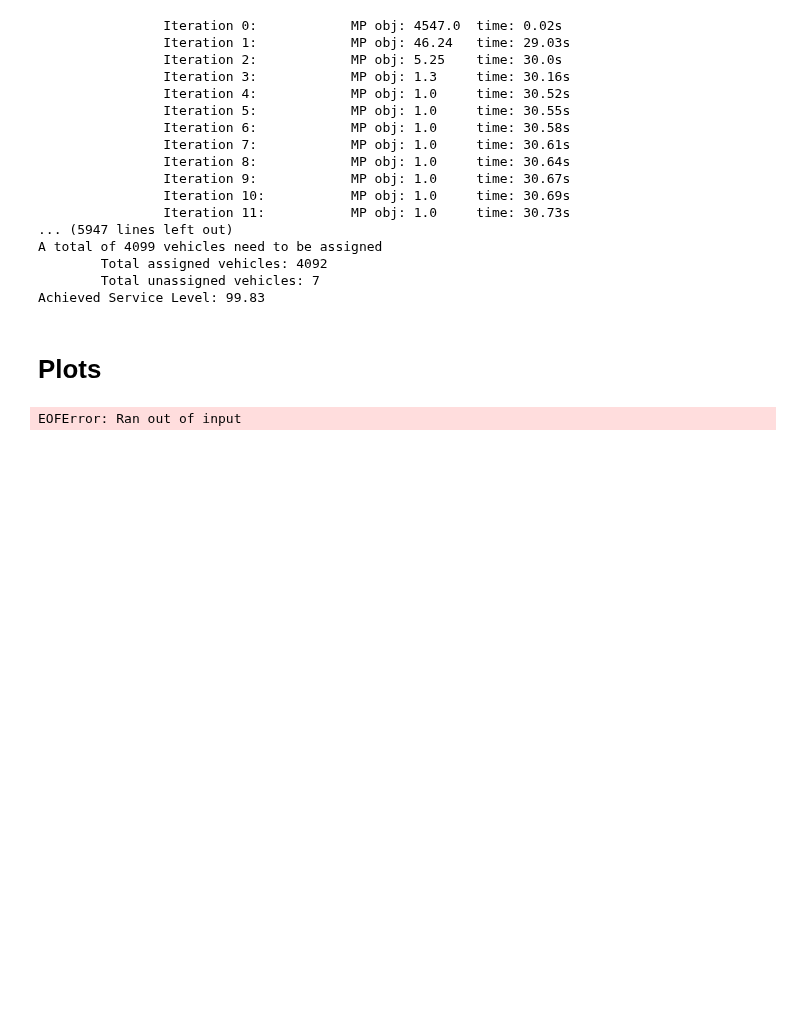
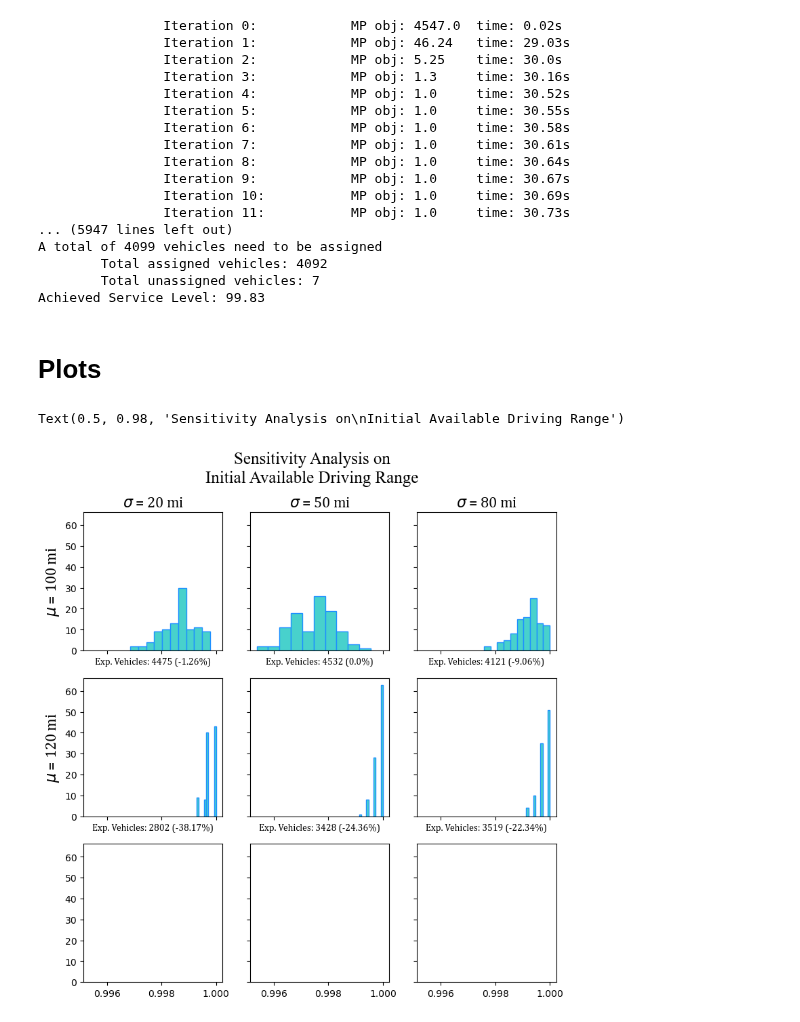
Before and after one commit to juanbeta98/MOPTA-23, a Jupyter notebook: Sensitivity.ipynb, the cells around one changed output. Saved outputs shown, nothing was run; the diff lists cells and outputs as text; code cells hidden in the pictures; blank space fills up the shorter version.

Commit message:
Sensitivity Chart

```diff
--- a/Sensitivity.ipynb
+++ b/Sensitivity.ipynb
@@ -205,12 +205,37 @@ K = dict(); serv_level = dict()
 
 for m in mu:
     for s in sigma:
-        K[m,s] = list(); serv_level = list()
+        K[m,s] = list(); serv_level[m,s] = list()
         for sc in range(100):
             file = open(path+f"/Sensitivity/Results/results_mu{m}_sigma{s}_sc{sc}","rb")
             results = pickle.load(file); file.close()
 
             K[m,s].append(len(results["total_total"]) + len(results["infeasible"]))
-            serv_level[m,s].append(len(results["infeasible"]/K[m,s][-1]))
+            serv_level[m,s].append(1-len(results["infeasible"])/K[m,s][-1])
-# %% [output]
-EOFError: Ran out of input
+# %%
+fig, subp = plt.subplots(figsize=(9,9),sharex=True,sharey=True,nrows=3,ncols=3)
+
+axes = {}; i = 0; j = 0
+for m in mu:
+    for s in sigma:
+        axes[m,s] = subp[i,j]
+        if j == 2: i += 1; j = 0
+        else: j += 1
+
+
+base = np.mean(K[100,50])
+for m in mu:
+    for s in sigma:
+
+        axes[m,s].hist(serv_level[m,s],edgecolor="dodgerblue",color="mediumturquoise")
+        dem = np.mean(K[m,s])
+        ss = f"Exp. Vehicles: {int(dem)} ({round(100*(dem/base-1),2)}%)"
+        axes[m,s].set_xlabel(ss,fontsize=10,fontname="Cambria")
+
+        if m == mu[0]: axes[m,s].set_title(r"$\sigma$" + f" = {s} mi",fontsize=16,fontname="Cambria")
+        if s == sigma[0]: axes[m,s].set_ylabel(r"$\mu$" + f" = {m} mi",fontsize=16,fontname="Cambria")
+
+fig.suptitle("Sensitivity Analysis on\nInitial Available Driving Range",fontname="Times New Roman",fontsize=18)
+# %% [output]
+Text(0.5, 0.98, 'Sensitivity Analysis on\nInitial Available Driving Range')
+[figure, added]
```
Also changed, not shown: parts of 1 cell of this notebook.
